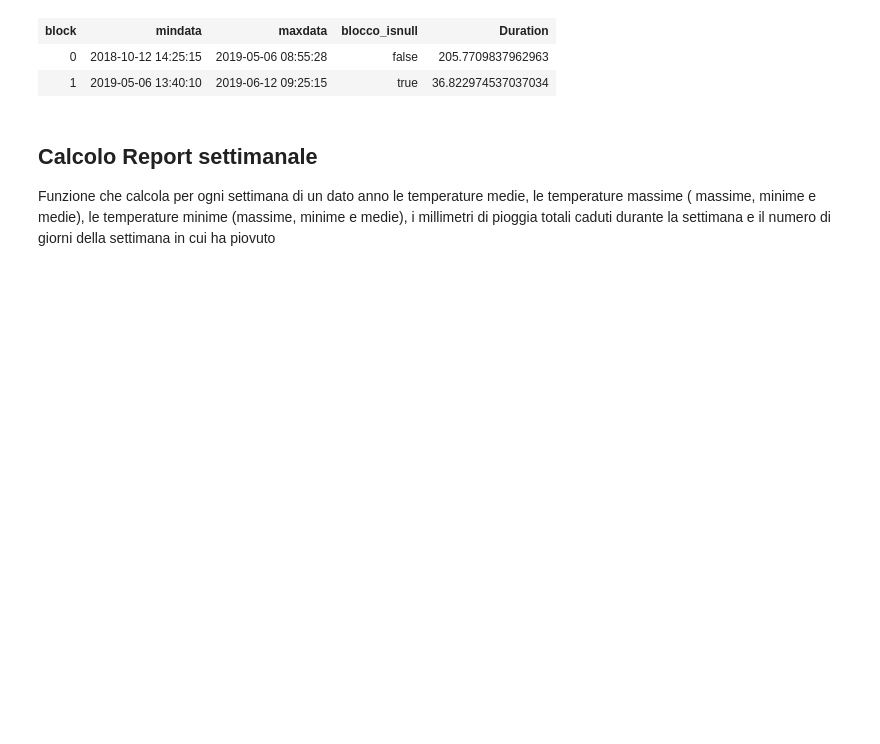
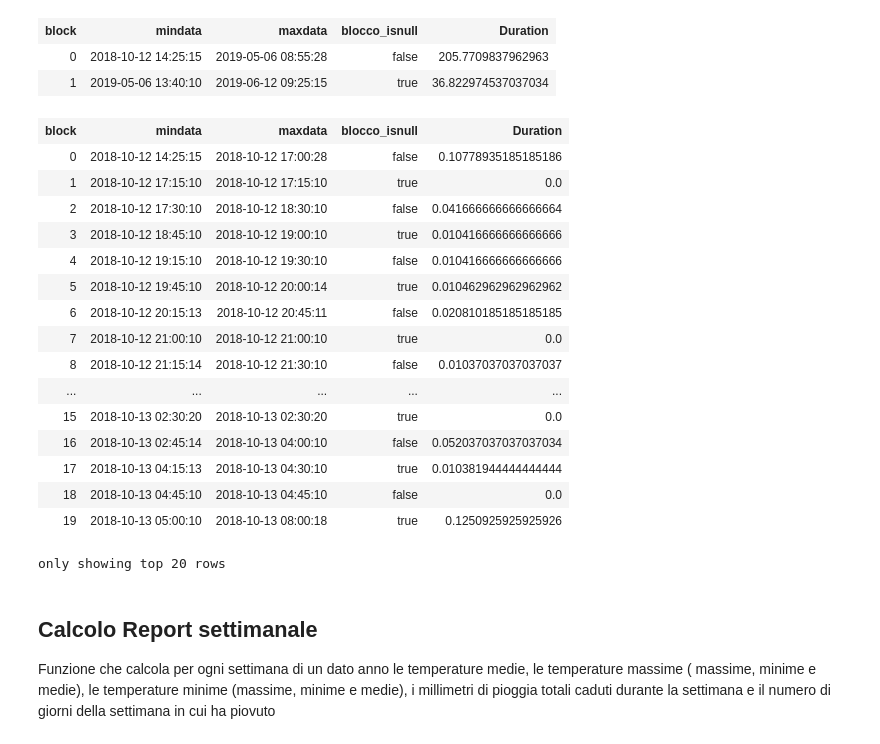
Before and after one commit to Shamri94/secondoprogetto_bigdata, a Jupyter notebook: job/SparkJobsSecondProject.ipynb, the cells around one changed output. Cells and saved outputs as stored; diff of their text form; code cells hidden in the pictures; blank space fills up the shorter version.

```diff
--- a/job/SparkJobsSecondProject.ipynb
+++ b/job/SparkJobsSecondProject.ipynb
@@ -99,5 +99,26 @@ df_anomaly
 | block | mindata | maxdata | blocco_isnull | Duration |
 | 0 | 2018-10-12 14:25:15 | 2019-05-06 08:55:28 | false | 205.7709837962963 |
 | 1 | 2019-05-06 13:40:10 | 2019-06-12 09:25:15 | true | 36.822974537037034 |
+# %%
+df_anomaly_wind = anomalies_detection('wind_speed_media')
+df_anomaly_wind
+# %% [output]
+| block | mindata | maxdata | blocco_isnull | Duration |
+| 0 | 2018-10-12 14:25:15 | 2018-10-12 17:00:28 | false | 0.10778935185185186 |
+| 1 | 2018-10-12 17:15:10 | 2018-10-12 17:15:10 | true | 0.0 |
+| 2 | 2018-10-12 17:30:10 | 2018-10-12 18:30:10 | false | 0.041666666666666664 |
+| 3 | 2018-10-12 18:45:10 | 2018-10-12 19:00:10 | true | 0.010416666666666666 |
+| 4 | 2018-10-12 19:15:10 | 2018-10-12 19:30:10 | false | 0.010416666666666666 |
+| 5 | 2018-10-12 19:45:10 | 2018-10-12 20:00:14 | true | 0.010462962962962962 |
+| 6 | 2018-10-12 20:15:13 | 2018-10-12 20:45:11 | false | 0.020810185185185185 |
+| 7 | 2018-10-12 21:00:10 | 2018-10-12 21:00:10 | true | 0.0 |
+| 8 | 2018-10-12 21:15:14 | 2018-10-12 21:30:10 | false | 0.01037037037037037 |
+| ... | ... | ... | ... | ... |
+| 15 | 2018-10-13 02:30:20 | 2018-10-13 02:30:20 | true | 0.0 |
+| 16 | 2018-10-13 02:45:14 | 2018-10-13 04:00:10 | false | 0.052037037037037034 |
+| 17 | 2018-10-13 04:15:13 | 2018-10-13 04:30:10 | true | 0.010381944444444444 |
+| 18 | 2018-10-13 04:45:10 | 2018-10-13 04:45:10 | false | 0.0 |
+| 19 | 2018-10-13 05:00:10 | 2018-10-13 08:00:18 | true | 0.1250925925925926 |
+only showing top 20 rows
 # %%
 # elimina i blocchi che non sono True
```
Also changed, not shown: parts of 7 cells of this notebook, 5 other files.
